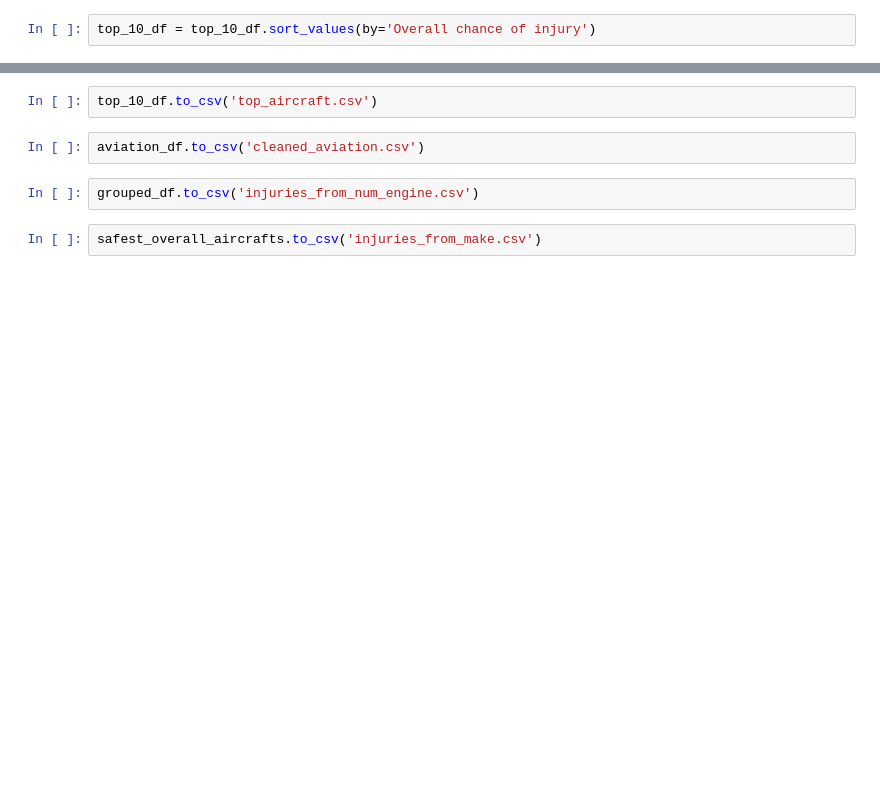
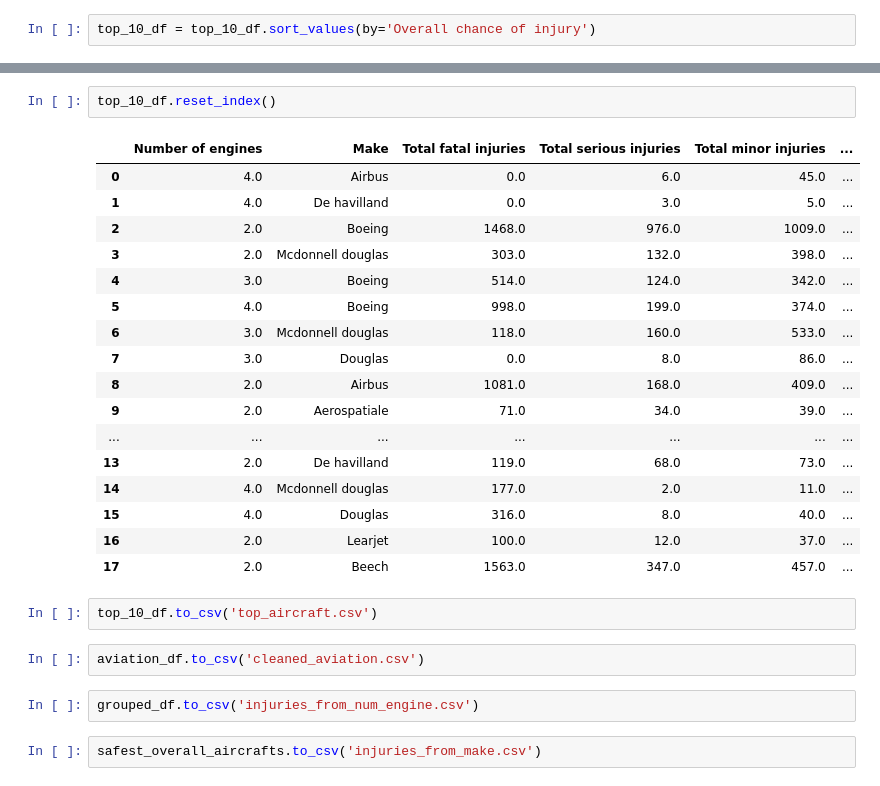
Before and after one commit to m-romanski/Determining-Safest-Aircraft, a Jupyter notebook: student.ipynb, the cells around one changed output, grey strips where cells are left out. Drawn from its saved outputs; the diff is of its cells as text; blank space fills up the shorter version.

```diff
--- a/student.ipynb
+++ b/student.ipynb
@@ -417,6 +417,26 @@ top_10_df.head(30)
 |  | Douglas | 316.0 | 8.0 | 40.0 | 1416.0 | ... |
 | 2.0 | Learjet | 100.0 | 12.0 | 37.0 | 289.0 | ... |
 |  | Beech | 1563.0 | 347.0 | 457.0 | 4265.0 | ... |
+# %%
+top_10_df.reset_index()
+# %% [output]
+|  | Number of engines | Make | Total fatal injuries | Total serious injuries | Total minor injuries | ... |
+| 0 | 4.0 | Airbus | 0.0 | 6.0 | 45.0 | ... |
+| 1 | 4.0 | De havilland | 0.0 | 3.0 | 5.0 | ... |
+| 2 | 2.0 | Boeing | 1468.0 | 976.0 | 1009.0 | ... |
+| 3 | 2.0 | Mcdonnell douglas | 303.0 | 132.0 | 398.0 | ... |
+| 4 | 3.0 | Boeing | 514.0 | 124.0 | 342.0 | ... |
+| 5 | 4.0 | Boeing | 998.0 | 199.0 | 374.0 | ... |
+| 6 | 3.0 | Mcdonnell douglas | 118.0 | 160.0 | 533.0 | ... |
+| 7 | 3.0 | Douglas | 0.0 | 8.0 | 86.0 | ... |
+| 8 | 2.0 | Airbus | 1081.0 | 168.0 | 409.0 | ... |
+| 9 | 2.0 | Aerospatiale | 71.0 | 34.0 | 39.0 | ... |
+| ... | ... | ... | ... | ... | ... | ... |
+| 13 | 2.0 | De havilland | 119.0 | 68.0 | 73.0 | ... |
+| 14 | 4.0 | Mcdonnell douglas | 177.0 | 2.0 | 11.0 | ... |
+| 15 | 4.0 | Douglas | 316.0 | 8.0 | 40.0 | ... |
+| 16 | 2.0 | Learjet | 100.0 | 12.0 | 37.0 | ... |
+| 17 | 2.0 | Beech | 1563.0 | 347.0 | 457.0 | ... |
 # %%
 top_10_df.to_csv('top_aircraft.csv')
 # %%
```
